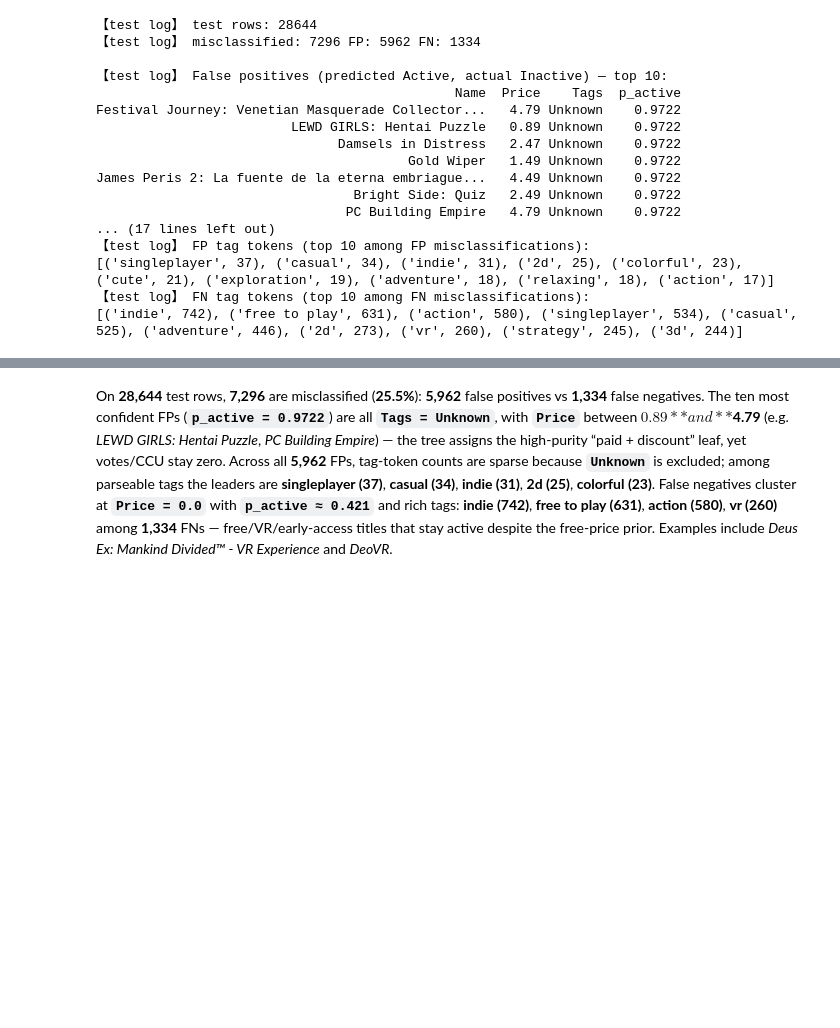
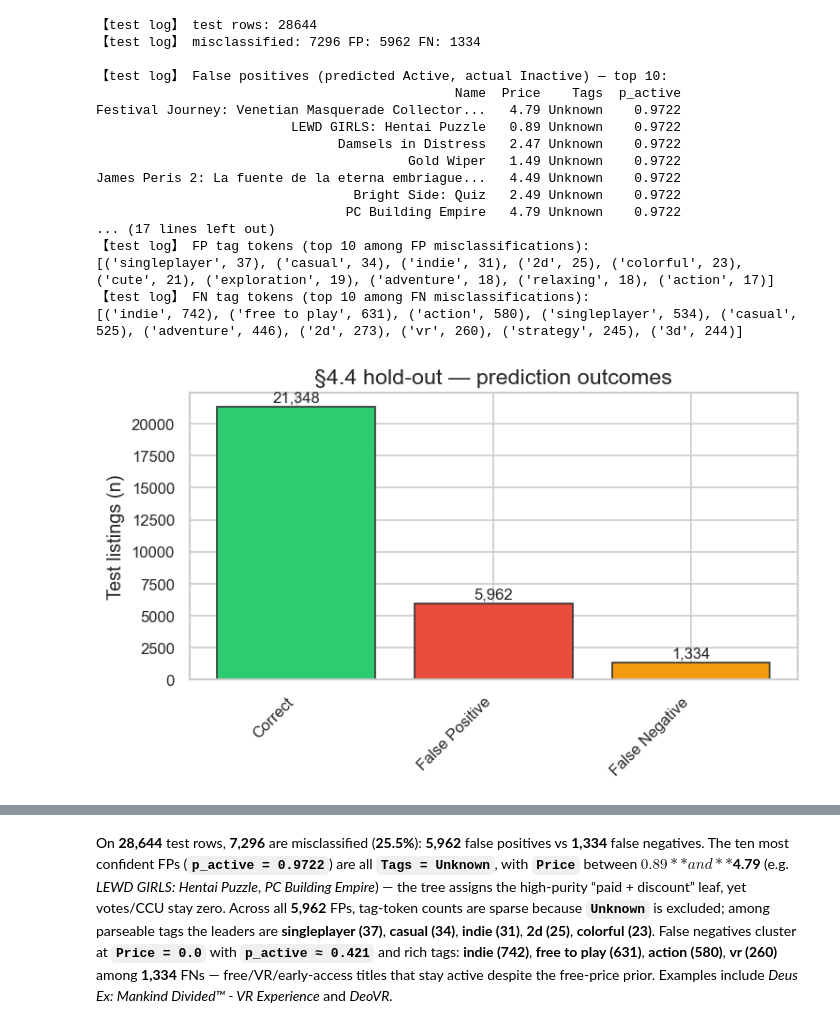
Before and after one commit to victoriammiao/datamining, a Jupyter notebook: 50091136.ipynb, the cells around one changed output, grey strips where cells are left out. Saved outputs shown, nothing was run; the diff lists cells and outputs as text; code cells hidden in the pictures; blank space fills up the shorter version.

```diff
--- a/50091136.ipynb
+++ b/50091136.ipynb
@@ -2302,6 +2340,8 @@ fp = mis.loc[(mis["y_pred"] == 1) & (mis["y_true"] == 0)].sort_values(
 fn = mis.loc[(mis["y_pred"] == 0) & (mis["y_true"] == 1)].sort_values(
     "p_active", ascending=True
 )
+
+n_correct = int((audit["y_true"] == audit["y_pred"]).sum())
 
 print("【test log】 test rows:", len(audit))
 print("【test log】 misclassified:", len(mis), "FP:", len(fp), "FN:", len(fn))
@@ -2335,6 +2375,10 @@ print("\n【test log】 FP tag tokens (top 10 among FP misclassifications):")
 print(fp_all_top)
 print("【test log】 FN tag tokens (top 10 among FN misclassifications):")
 print(fn_top)
+
+# For optional figure cells below
+fp_tags_df = pd.DataFrame(fp_all_top, columns=["tag", "count"])
+fn_tags_df = pd.DataFrame(fn_top, columns=["tag", "count"])
 # %% [output]
 【test log】 test rows: 28644
 【test log】 misclassified: 7296 FP: 5962 FN: 1334
@@ -2353,3 +2397,41 @@ James Peris 2: La fuente de la eterna embriague...   4.49 Unknown    0.9722
 [('singleplayer', 37), ('casual', 34), ('indie', 31), ('2d', 25), ('colorful', 23), ('cute', 21), ('exploration', 19), ('adventure', 18), ('relaxing', 18), ('action', 17)]
 【test log】 FN tag tokens (top 10 among FN misclassifications):
 [('indie', 742), ('free to play', 631), ('action', 580), ('singleplayer', 534), ('casual', 525), ('adventure', 446), ('2d', 273), ('vr', 260), ('strategy', 245), ('3d', 244)]
+# %%
+# Section 4.6b (figure 1) — hold-out outcome counts (supplement to tables above)
+outcome_counts = pd.Series(
+    {
+        "Correct": n_correct,
+        "False Positive": len(fp),
+        "False Negative": len(fn),
+    }
+)
+outcome_colors = {
+    "Correct": "#2ecc71",
+    "False Positive": "#e74c3c",
+    "False Negative": "#f39c12",
+}
+
+fig, ax = plt.subplots(figsize=(6.5, 4))
+bars = ax.bar(
+    outcome_counts.index,
+    outcome_counts.values,
+    color=[outcome_colors[k] for k in outcome_counts.index],
+    edgecolor="0.2",
+)
+ax.set_ylabel("Test listings (n)")
+ax.set_title("§4.4 hold-out — prediction outcomes")
+for bar, val in zip(bars, outcome_counts.values):
+    ax.text(
+        bar.get_x() + bar.get_width() / 2,
+        bar.get_height() + 150,
+        f"{val:,}",
+        ha="center",
+        va="bottom",
+        fontsize=10,
+    )
+rotate_x_labels_if_needed(ax)
+plt.tight_layout()
+plt.show()
+# %% [output]
+[figure, added]
```
Also changed, not shown: parts of 27 cells of this notebook, 1 other file.
